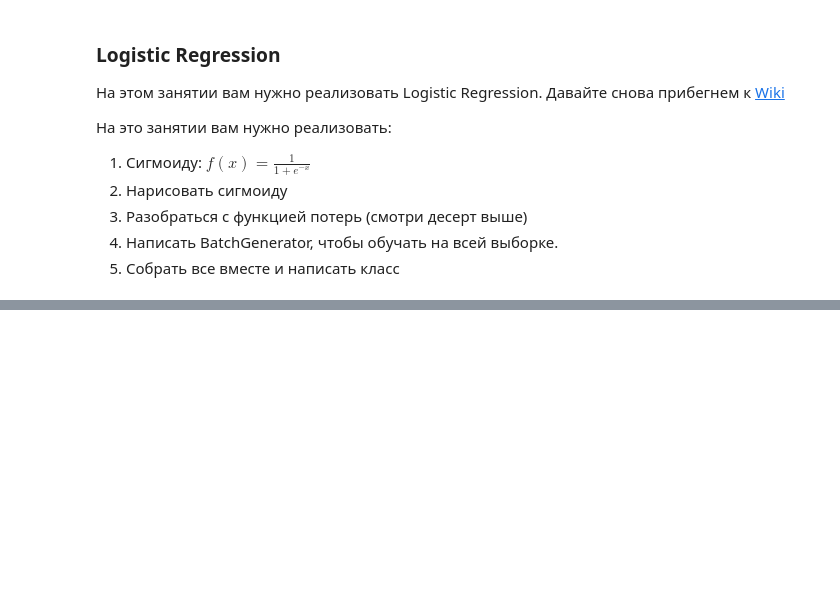
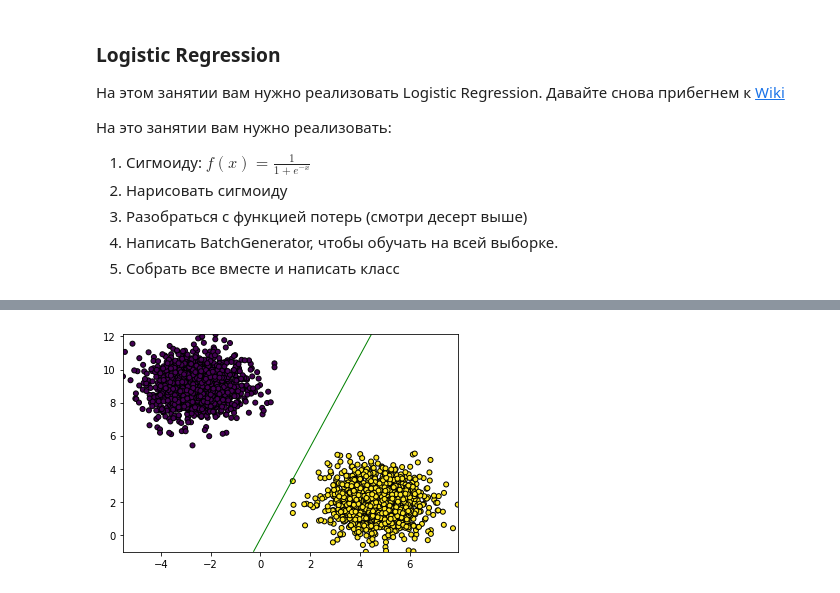
Before and after one commit to YaZlob/itcubeAI, a Jupyter notebook: Classic_alg.ipynb, the cells around one changed output, grey strips where cells are left out. Saved outputs shown, nothing was run; the diff lists cells and outputs as text; code cells hidden in the pictures; blank space fills up the shorter version.

```diff
--- a/Classic_alg.ipynb
+++ b/Classic_alg.ipynb
@@ -458,0 +478,11 @@ plt.show()
+# %%
+y = X_test @ model.W + model.b
+x1_min, x1_max = X_test[:,0].min(), X_test[:,0].max()
+x2_min, x2_max = X_test[:,1].min(), X_test[:,1].max()
+xx1, xx2 = np.meshgrid(np.linspace(x1_min, x1_max), np.linspace(x2_min, x2_max))
+grid = np.c_[xx1.ravel(), xx2.ravel()]
+probs = (grid @ model.W + model.b ).reshape(xx1.shape)
+plt.scatter(X_test[:, 0], X_test[:, 1], marker="o", c=y_test, s=25, edgecolor="k")
+plt.contour(xx1, xx2, probs, [0.5], linewidths=1, colors='green');
+# %% [output]
+[figure, added]
```
Also changed, not shown: parts of 19 cells of this notebook.
